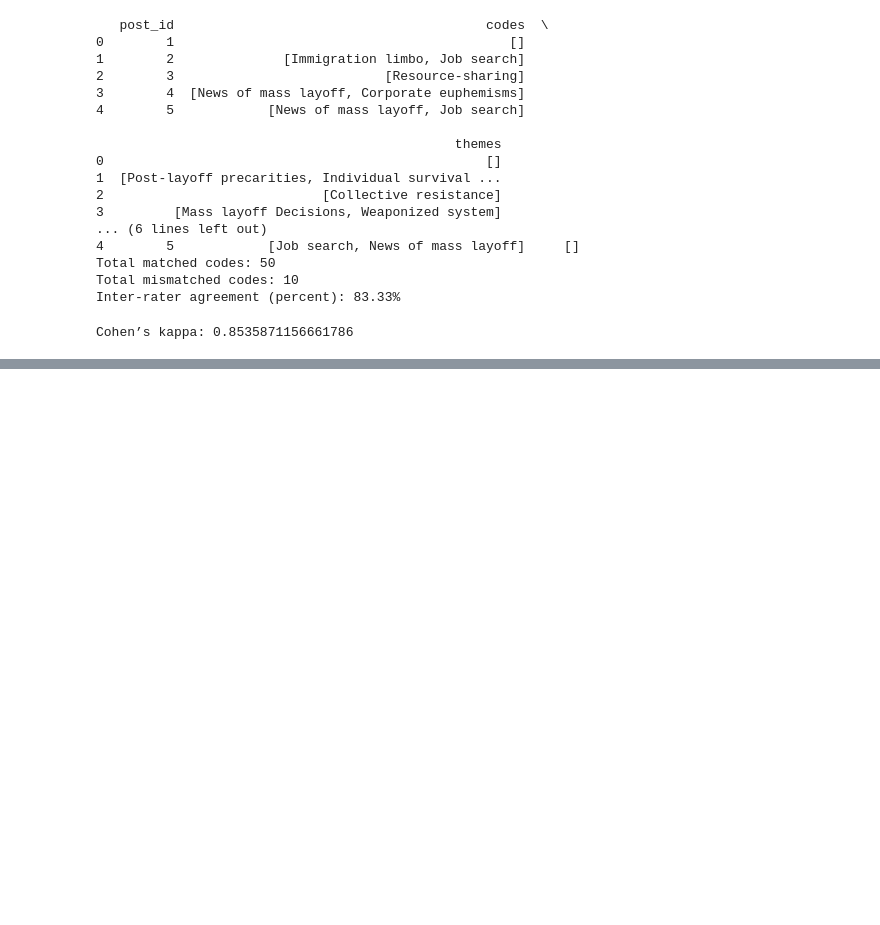
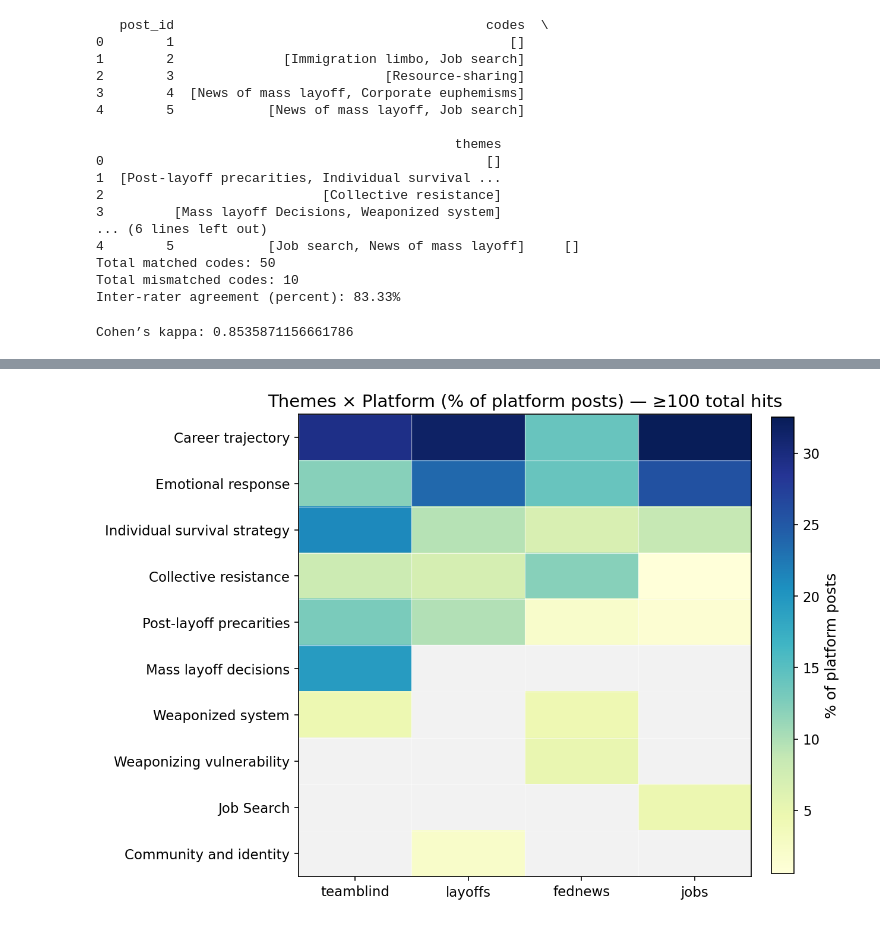
Before and after one commit to FahimShahriarAnik/Chaos_in_fedNews, a Jupyter notebook: reddit_and_teamblind_combined/playground.ipynb, the cells around one changed output, grey strips where cells are left out. Drawn from its saved outputs; the diff is of its cells as text; code cells hidden in the pictures; blank space fills up the shorter version.

```diff
--- a/reddit_and_teamblind_combined/playground.ipynb
+++ b/reddit_and_teamblind_combined/playground.ipynb
@@ -2635,0 +8543,84 @@ Collective resistance: [1829, 1996, 4805, 4958, 5028, 5110, 5174, 5195, 5223, 52
+# %%
+#!/usr/bin/env python3
+# Themes × Platform heatmap (% of platform posts), filtering themes with ≥100 hits
+# "CHI-style" palette: perceptually uniform, colorblind-friendly, light-gray NAs.
+
+import pandas as pd
+import numpy as np
+import matplotlib.pyplot as plt
+from pathlib import Path
+
+# ---- Config ----
+THEME_CSV = "theme_platform_summary.csv"  # path to your CSV
+platforms = ["teamblind", "layoffs", "fednews", "jobs"]
+min_hits = 100
+png_out = "themes_heatmap_min100_chi.png"
+pdf_out = "themes_heatmap_min100_chi.pdf"
+
+# ---- Load & prep ----
+df = pd.read_csv(THEME_CSV)
+
+# ensure numeric
+for p in platforms:
+    for kind in ("count", "pct"):
+        col = f"{p}_{kind}"
+        if col in df.columns:
+            df[col] = pd.to_numeric(df[col], errors="coerce")
+if "overall_pct" in df.columns:
+    df["overall_pct"] = pd.to_numeric(df["overall_pct"], errors="coerce")
+
+# total hits across platforms
+count_cols = [f"{p}_count" for p in platforms if f"{p}_count" in df.columns]
+df["total_count"] = df[count_cols].sum(axis=1, skipna=True)
+
+# filter & sort
+filt = (df[df["total_count"] >= min_hits]
+        .sort_values("overall_pct", ascending=False)
+        .reset_index(drop=True))
+
+# build matrix of percentages
+pct_cols = [f"{p}_pct" for p in platforms]
+vals = filt[pct_cols].to_numpy()
+vals = np.ma.masked_invalid(vals)  # mask NaNs for special NA color
+
+# ---- Plot ----
+# CHI-friendly styling (clean, readable, colorblind-safe)
+plt.rcParams.update({
+    "font.size": 11,
+    "axes.titlesize": 14,
+    "axes.labelsize": 12,
+    "figure.dpi": 150,
+})
+
+# Cividis is perceptually uniform & colorblind-safe; set NAs to light gray
+#cmap = plt.cm.cividis.copy()
+cmap = plt.cm.YlGnBu.copy()
+#cmap = plt.cm.Greys.copy()
+cmap.set_bad(color="#f2f2f2")
+
+fig = plt.figure(figsize=(8.5, max(6, 0.45 * len(filt))))
+im = plt.imshow(vals, aspect="auto", cmap=cmap)
+
+# ticks & labels
+plt.xticks(np.arange(len(platforms)), platforms)
+plt.yticks(np.arange(len(filt)), filt["Theme"].tolist())
+
+# colorbar
+cb = plt.colorbar(im, fraction=0.046, pad=0.04)
+cb.set_label("% of platform posts")
+
+# subtle gridlines (minor ticks)
+plt.gca().set_xticks(np.arange(-0.5, len(platforms), 1), minor=True)
+plt.gca().set_yticks(np.arange(-0.5, len(filt), 1), minor=True)
+plt.grid(which="minor", color="white", linewidth=0.6, alpha=0.6)
+plt.tick_params(which='minor', bottom=False, left=False)
+
+plt.title("Themes × Platform (% of platform posts) — ≥100 total hits")
+plt.tight_layout()
+
+# save
+fig.savefig(png_out, bbox_inches="tight")
+#fig.savefig(pdf_out, bbox_inches="tight")
+print(f"Saved: {Path(png_out).resolve()}")
+print(f"Saved: {Path(pdf_out).resolve()}")
+# %% [output]
@@ -2635,0 +8629 @@ Collective resistance: [1829, 1996, 4805, 4958, 5028, 5110, 5174, 5195, 5223, 52
+[figure, added]
```
Also changed, not shown: parts of 21 cells of this notebook, 33 other files.
